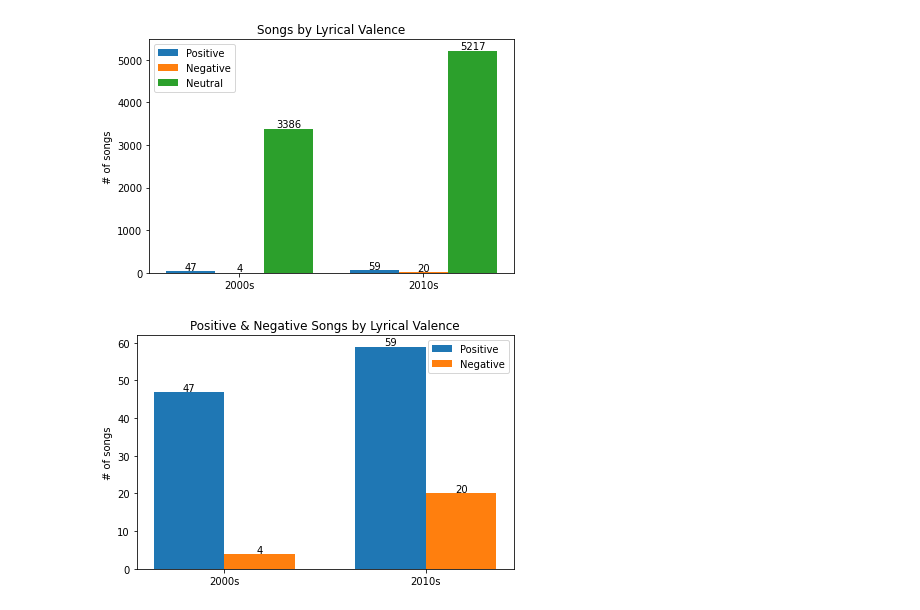
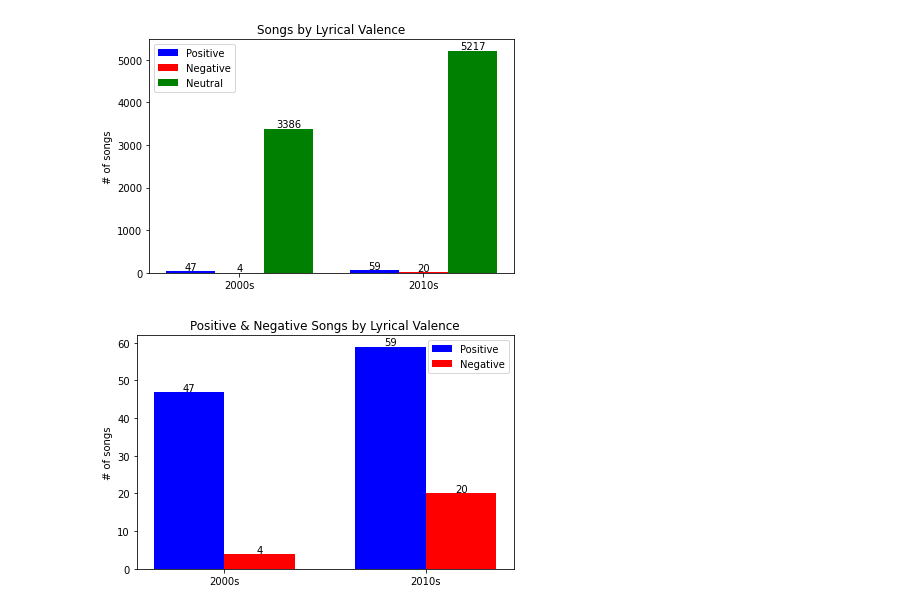
Before and after one commit to EdwardX29/MusicMeta_DataAnalysis, a Jupyter notebook: Findings/lyricalValence/LyricalValenceVisualized.ipynb, the cells around one changed output. Cells and saved outputs as stored; diff of their text form; code cells hidden in the pictures.

Commit message:
add plot & update colors for lyricalValence

```diff
--- a/Findings/lyricalValence/LyricalValenceVisualized.ipynb
+++ b/Findings/lyricalValence/LyricalValenceVisualized.ipynb
@@ -26,9 +26,9 @@ width = 0.8  # the width of the bars
 
 fig, ax = plt.subplots()
 # rects1 = ax.bar(x - width/2, pos, width, label='Positive')
-rects1 = ax.bar(x-width/3, pos, width/3, label='Positive')
-rects2 = ax.bar(x, neg, width/3, label='Negative')
-rects3 = ax.bar(x + width/3, neu, width/3, label='Neutral')
+rects1 = ax.bar(x-width/3, pos, width/3, label='Positive', color="b")
+rects2 = ax.bar(x, neg, width/3, label='Negative', color="r")
+rects3 = ax.bar(x + width/3, neu, width/3, label='Neutral', color="g")
 
 
 # Add some text for labels, title and custom x-axis tick labels, etc.
@@ -46,35 +46,35 @@ fig.tight_layout()
 
 plt.show()
 # %% [output]
-[figure, old version]
+[figure, new version]
 # %%
 import matplotlib.pyplot as plt
 import numpy as np
 
 
 year = ['2000s','2010s']
 pos = [47, 59]
 neg = [4, 20]
 
 
 x = np.arange(len(year))  # the label locations
 width = 0.35  # the width of the bars
 
 fig, ax = plt.subplots()
-rects1 = ax.bar(x - width/2, pos, width, label='Positive')
-rects2 = ax.bar(x + width/2, neg, width, label='Negative')
+rects1 = ax.bar(x - width/2, pos, width, label='Positive',color="b")
+rects2 = ax.bar(x + width/2, neg, width, label='Negative', color="r")
 
 # Add some text for labels, title and custom x-axis tick labels, etc.
 ax.set_ylabel('# of songs')
 ax.set_title('Positive & Negative Songs by Lyrical Valence')
 ax.set_xticks(x, year)
 ax.legend()
 
 ax.bar_label(rects1, padding=-1)
 ax.bar_label(rects2, padding=-1)
 
 fig.tight_layout()
 
 plt.show()
 # %% [output]
-[figure, old version]
+[figure, new version]
```
Also changed, not shown: parts of 1 cell of this notebook, 3 other files.
